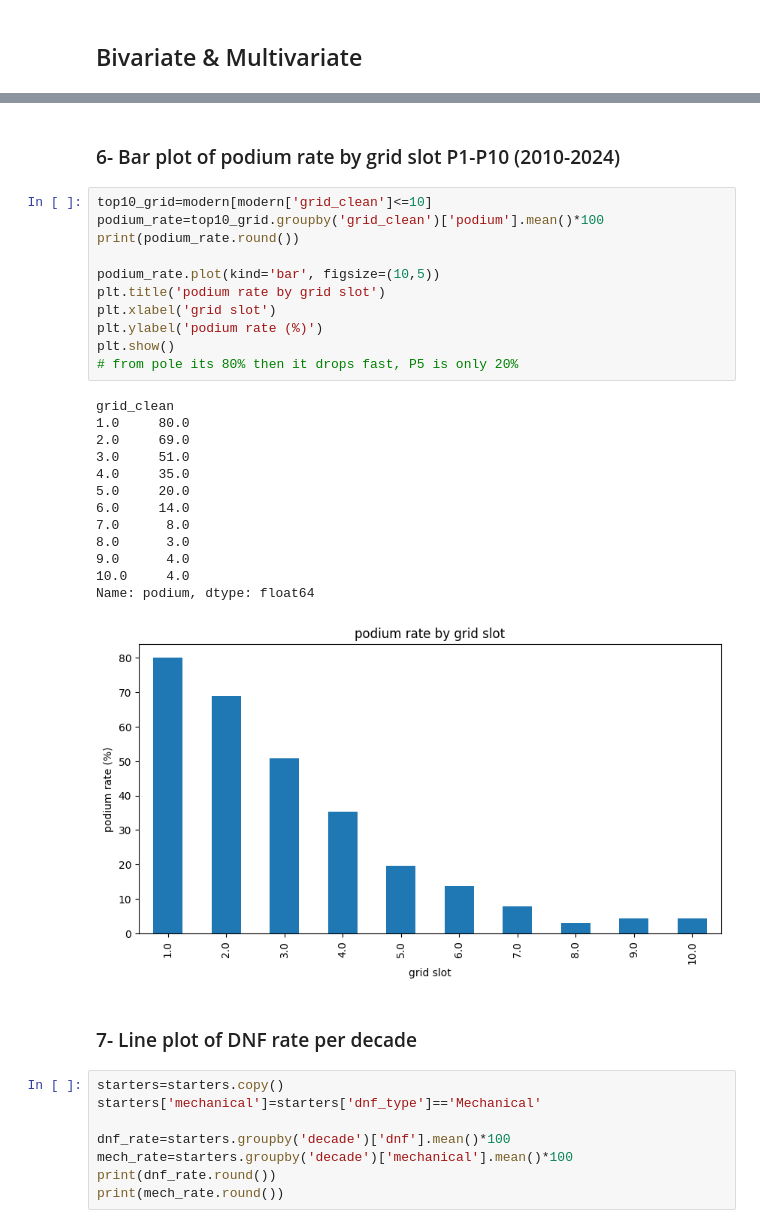
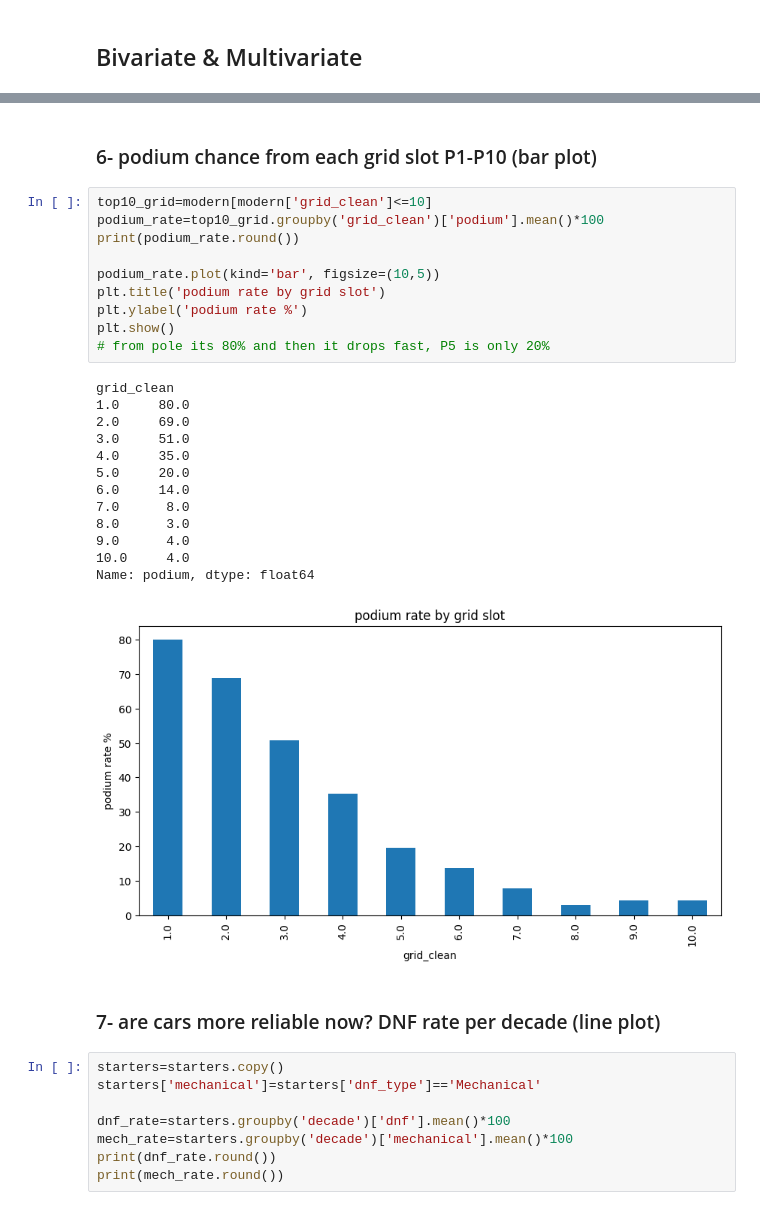
Before and after one commit to Majed-Codes/f1-eda-dashboard, a Jupyter notebook: notebook/f1_eda.ipynb, the cells around one changed output, grey strips where cells are left out. Drawn from its saved outputs; the diff is of its cells as text.

```diff
--- a/notebook/f1_eda.ipynb
+++ b/notebook/f1_eda.ipynb
@@ -498,33 +481,32 @@ print(finishers['grid_clean'].corr(finishers['positionOrder']))
 0.7777349534106459
 # %% [markdown]
-### 6- Bar plot of podium rate by grid slot P1-P10 (2010-2024)
+### 6- podium chance from each grid slot P1-P10 (bar plot)
 # %%
 top10_grid=modern[modern['grid_clean']<=10]
 podium_rate=top10_grid.groupby('grid_clean')['podium'].mean()*100
 print(podium_rate.round())
 
 podium_rate.plot(kind='bar', figsize=(10,5))
 plt.title('podium rate by grid slot')
-plt.xlabel('grid slot')
-plt.ylabel('podium rate (%)')
+plt.ylabel('podium rate %')
 plt.show()
-# from pole its 80% then it drops fast, P5 is only 20%
+# from pole its 80% and then it drops fast, P5 is only 20%
 # %% [output]
 grid_clean
 1.0     80.0
 2.0     69.0
 3.0     51.0
 4.0     35.0
 5.0     20.0
 6.0     14.0
 7.0      8.0
 8.0      3.0
 9.0      4.0
 10.0     4.0
 Name: podium, dtype: float64
-[figure, old version]
+[figure, new version]
 # %% [markdown]
-### 7- Line plot of DNF rate per decade
+### 7- are cars more reliable now? DNF rate per decade (line plot)
 # %%
 starters=starters.copy()
 starters['mechanical']=starters['dnf_type']=='Mechanical'
```
Also changed, not shown: parts of 48 cells of this notebook, 2 other files.
